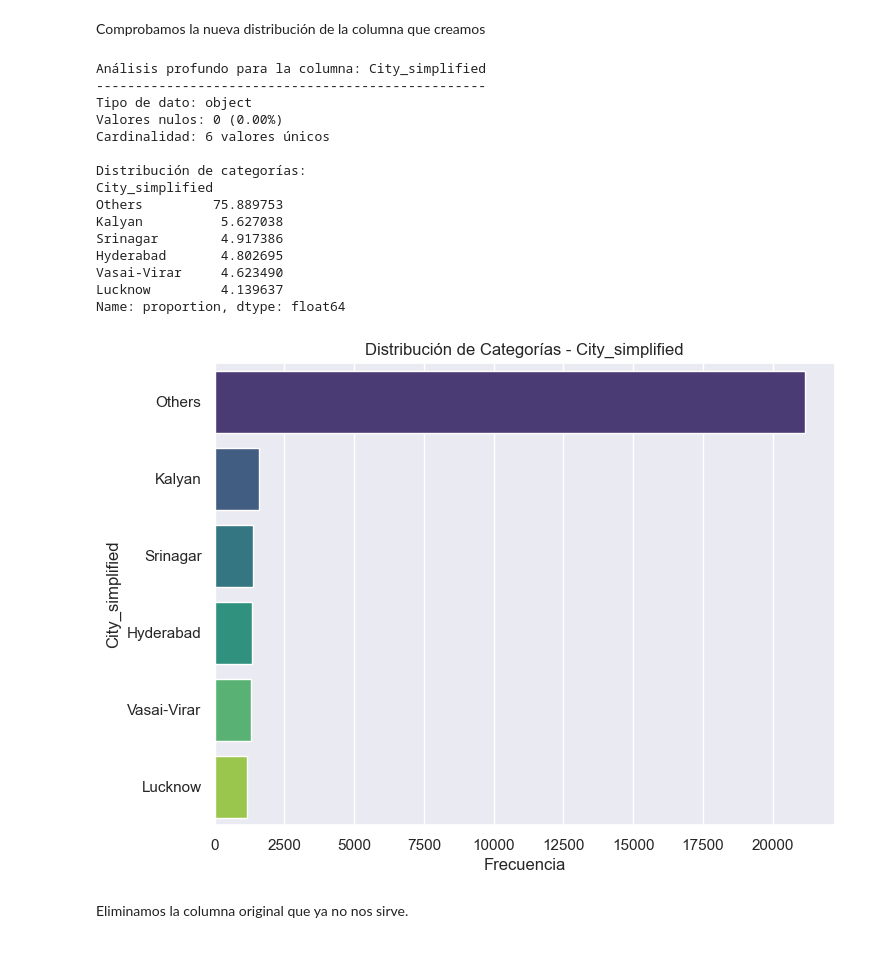
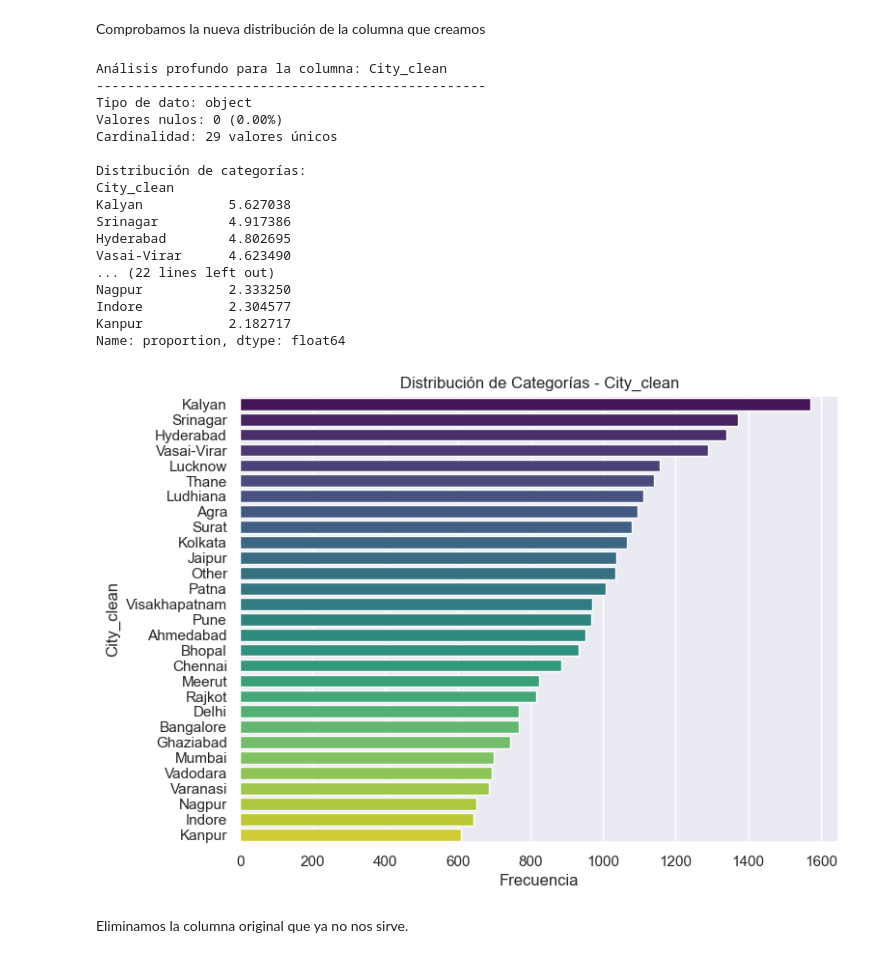
Before and after one commit to AlvaroG7/IIA, a Jupyter notebook: IIA_Proyect_V0.ipynb, the cells around one changed output. Cells and saved outputs as stored; diff of their text form; code cells hidden in the pictures.

```diff
--- a/IIA_Proyect_V0.ipynb
+++ b/IIA_Proyect_V0.ipynb
@@ -239,7 +243,7 @@ def analisis_columna_profundizado(dataframe, column_name):
         print(f"Outliers (por encima): {sum(col_data > upper_bound)}")
 
         # Gráficos para análisis numérico
-        plt.figure(figsize=(12, 6))
+        plt.figure(figsize=(12, 4))
 
         # Histograma
         plt.subplot(1, 2, 1)
@@ -315,5 +330,6 @@ La cardinalidad de esta columna es muy alta, y la mayoría de las ciudades apare
 # %%
-top_5_cities = df['City'].value_counts().nlargest(5).index
+valid_cities = df['City'].value_counts(normalize=True)
+valid_cities = valid_cities[valid_cities > 0.02].index
 
-df['City_simplified'] = df['City'].apply(lambda x: x if x in top_5_cities else 'Others')
+df['City_clean'] = df['City'].apply(lambda x: x if x in valid_cities else 'Other')
 # %%
@@ -325,24 +341,26 @@ Hay un total de: 27901 registros en la columna antigua
 # %% [markdown]
 Comprobamos la nueva distribución de la columna que creamos
 # %%
-analisis_columna_profundizado(df, 'City_simplified')
+analisis_columna_profundizado(df, 'City_clean')
 # %% [output]
-Análisis profundo para la columna: City_simplified
+Análisis profundo para la columna: City_clean
 --------------------------------------------------
 Tipo de dato: object
 Valores nulos: 0 (0.00%)
-Cardinalidad: 6 valores únicos
+Cardinalidad: 29 valores únicos
 
 Distribución de categorías:
-City_simplified
-Others         75.889753
-Kalyan          5.627038
-Srinagar        4.917386
-Hyderabad       4.802695
-Vasai-Virar     4.623490
-Lucknow         4.139637
+City_clean
+Kalyan           5.627038
+Srinagar         4.917386
+Hyderabad        4.802695
+Vasai-Virar      4.623490
+... (22 lines left out)
+Nagpur           2.333250
+Indore           2.304577
+Kanpur           2.182717
 Name: proportion, dtype: float64
-[figure, old version]
+[figure, new version]
 # %% [markdown]
 Eliminamos la columna original que ya no nos sirve.
 # %%
```
Also changed, not shown: parts of 65 cells of this notebook.
